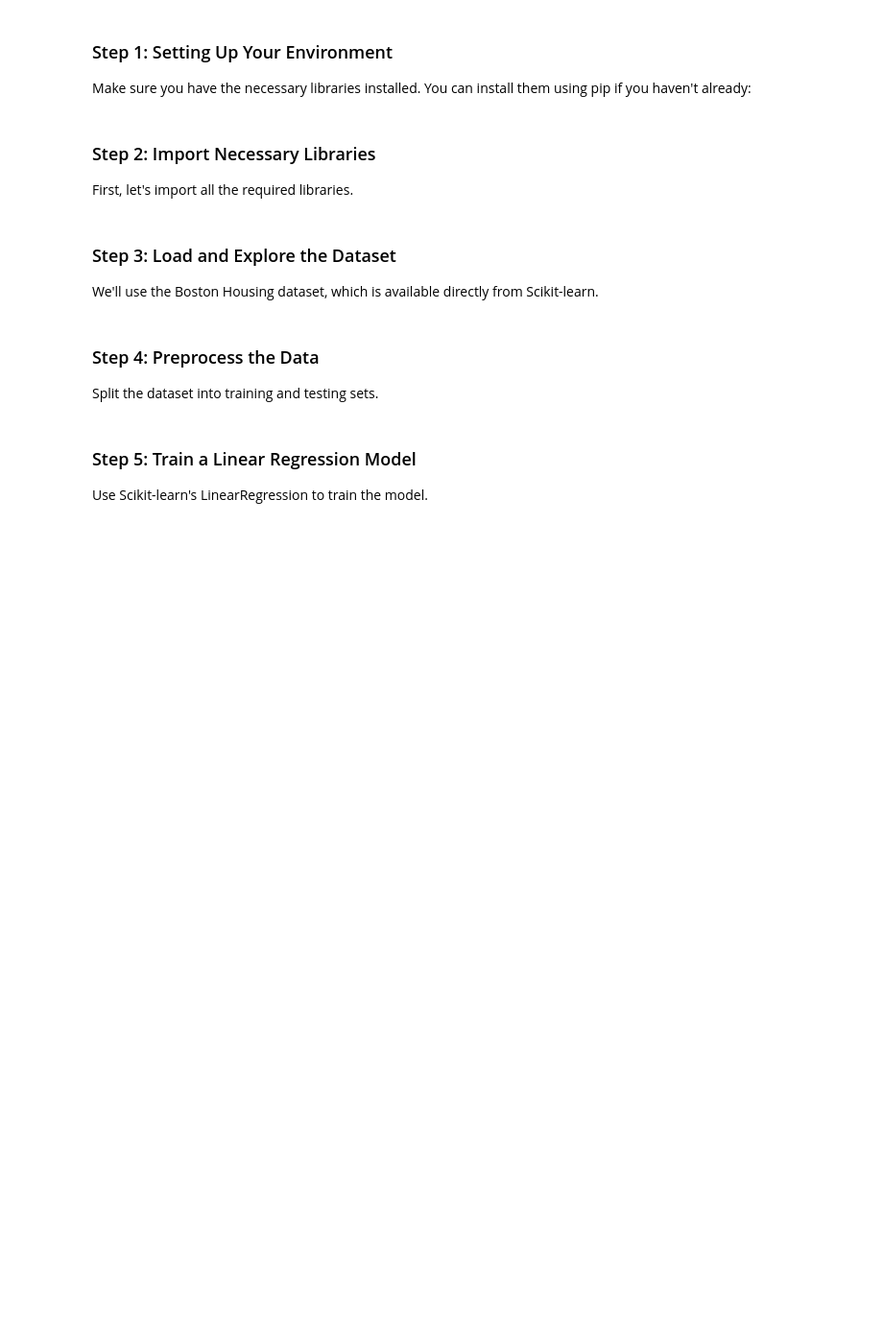
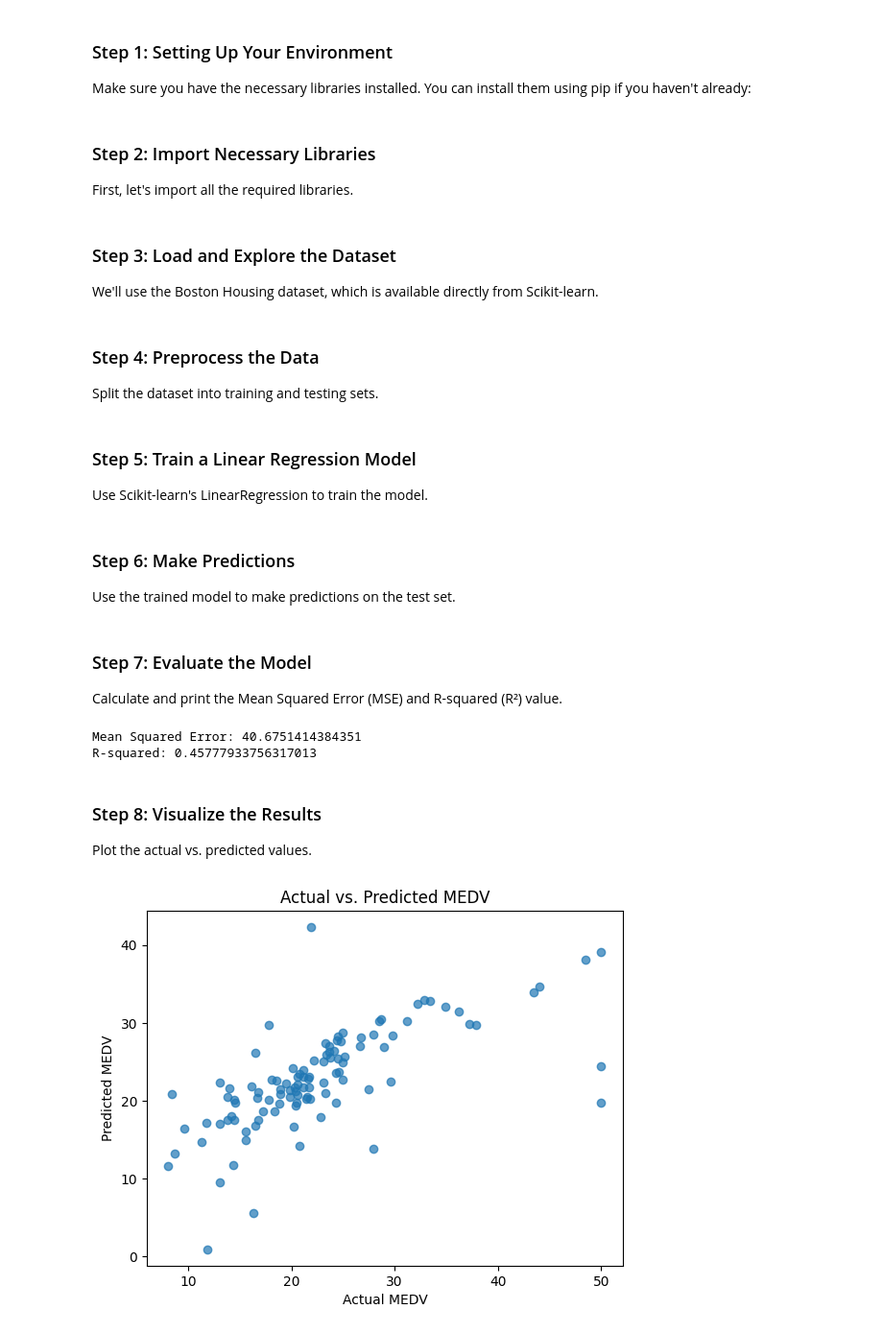
Before and after one commit to Sambhav-Jha/ML_Basic_2_LR, a Jupyter notebook: LR_Model.ipynb, the cells around one changed output. Shown: that part at 96% size. Cells and saved outputs as stored; diff of their text form; code cells hidden in the pictures; blank space fills up the shorter version.

```diff
--- a/LR_Model.ipynb
+++ b/LR_Model.ipynb
@@ -58,3 +58,39 @@ model.fit(X_train, y_train)
 # Output the model parameters
 print(f'Intercept: {model.intercept_}')
 print(f'Coefficients: {model.coef_}')
+# %% [markdown]
+### Step 6: Make Predictions
+Use the trained model to make predictions on the test set.
+# %%
+# Make predictions on the test set
+y_pred = model.predict(X_test)
+
+# Display the first few predictions
+print('First few predictions:', y_pred[:5])
+print('First few actual values:', y_test.values[:5])
+# %% [markdown]
+### Step 7: Evaluate the Model
+Calculate and print the Mean Squared Error (MSE) and R-squared (R²) value.
+# %%
+# Calculate Mean Squared Error (MSE)
+mse = mean_squared_error(y_test, y_pred)
+print(f'Mean Squared Error: {mse}')
+
+# Calculate R-squared (R²) value
+r2 = r2_score(y_test, y_pred)
+print(f'R-squared: {r2}')
+# %% [output]
+Mean Squared Error: 40.6751414384351
+R-squared: 0.45777933756317013
+# %% [markdown]
+### Step 8: Visualize the Results
+Plot the actual vs. predicted values.
+# %%
+# Scatter plot of actual vs. predicted values
+plt.scatter(y_test, y_pred, alpha=0.7)
+plt.xlabel('Actual MEDV')
+plt.ylabel('Predicted MEDV')
+plt.title('Actual vs. Predicted MEDV')
+plt.show()
+# %% [output]
+[figure, added]
```
